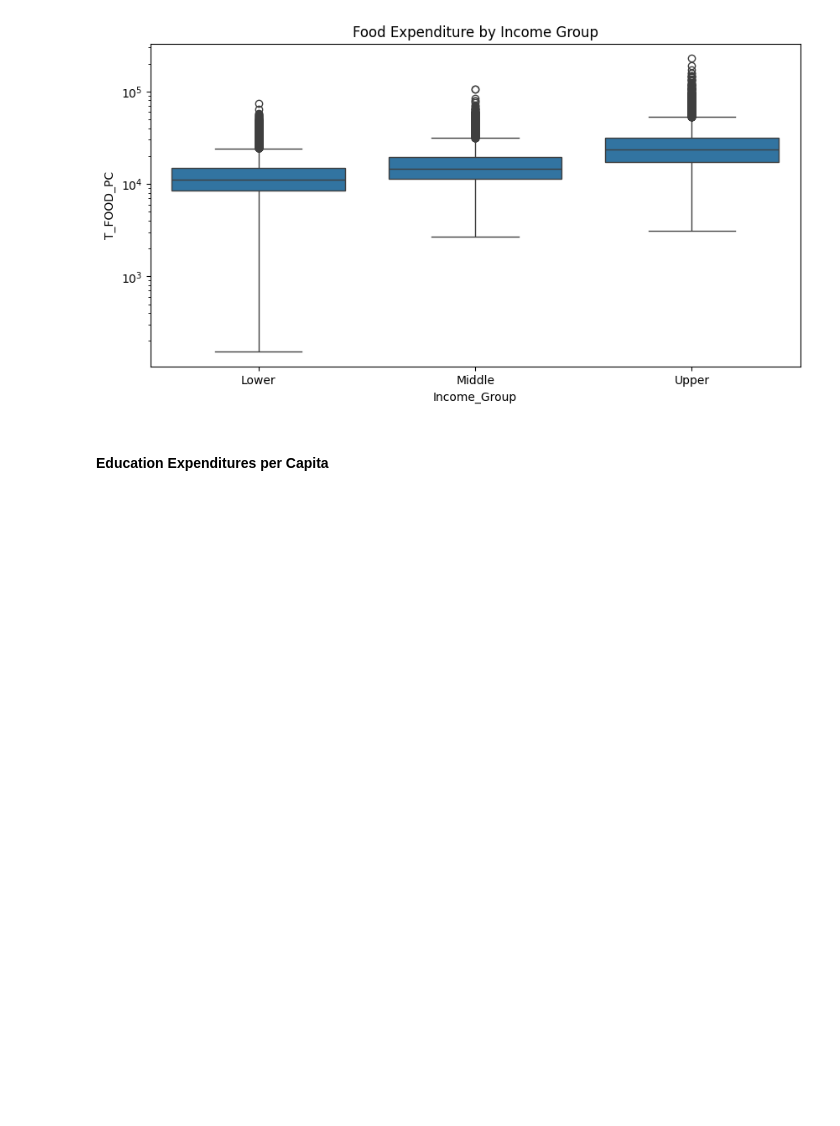
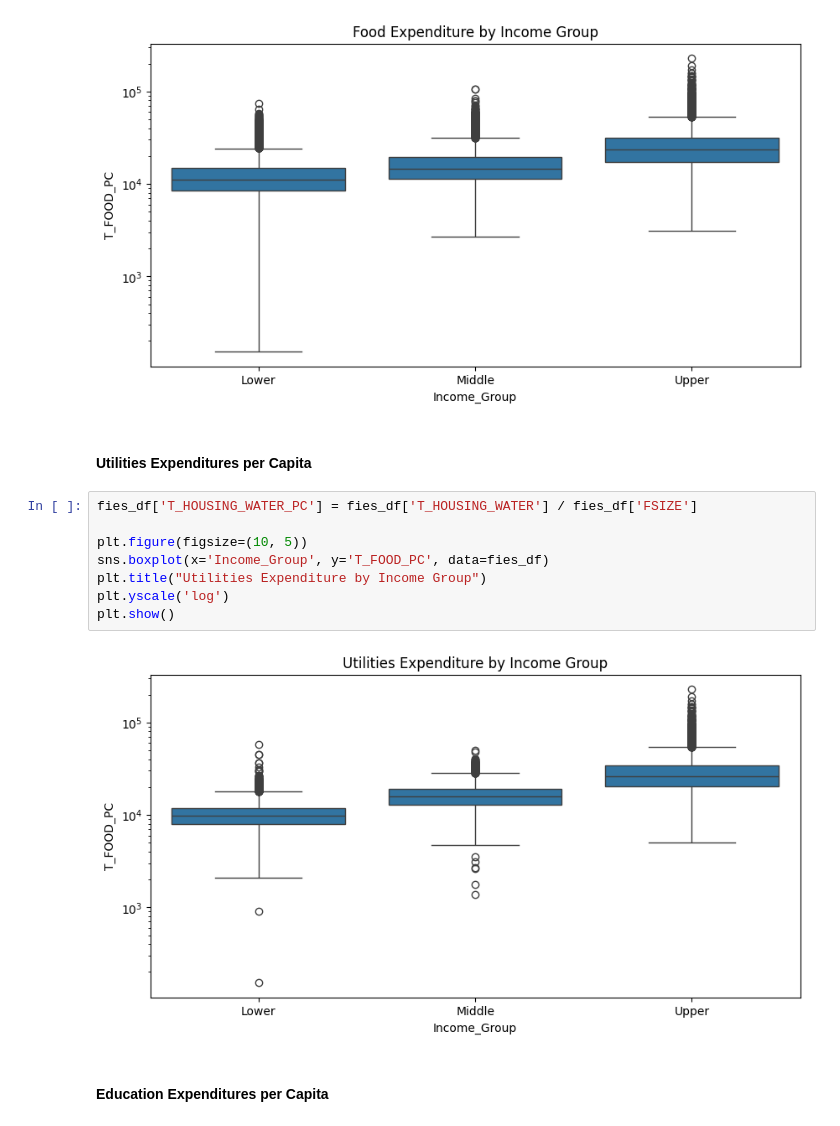
Before and after one commit to marxandreadiane/CSMODEL-MCO1, a Jupyter notebook: CSMODEL-MCO1.ipynb, the cells around one changed output. Drawn from its saved outputs; the diff is of its cells as text; blank space fills up the shorter version.

```diff
--- a/CSMODEL-MCO1.ipynb
+++ b/CSMODEL-MCO1.ipynb
@@ -438,6 +439,18 @@ plt.yscale('log')
 plt.show()
 # %% [output]
 [figure]
+# %% [markdown]
+#### Utilities Expenditures per Capita
+# %%
+fies_df['T_HOUSING_WATER_PC'] = fies_df['T_HOUSING_WATER'] / fies_df['FSIZE']
+
+plt.figure(figsize=(10, 5))
+sns.boxplot(x='Income_Group', y='T_FOOD_PC', data=fies_df)
+plt.title("Utilities Expenditure by Income Group")
+plt.yscale('log')
+plt.show()
+# %% [output]
+[figure, added]
 # %% [markdown]
 #### Education Expenditures per Capita
 # %%
```
Also changed, not shown: parts of 34 cells of this notebook.
